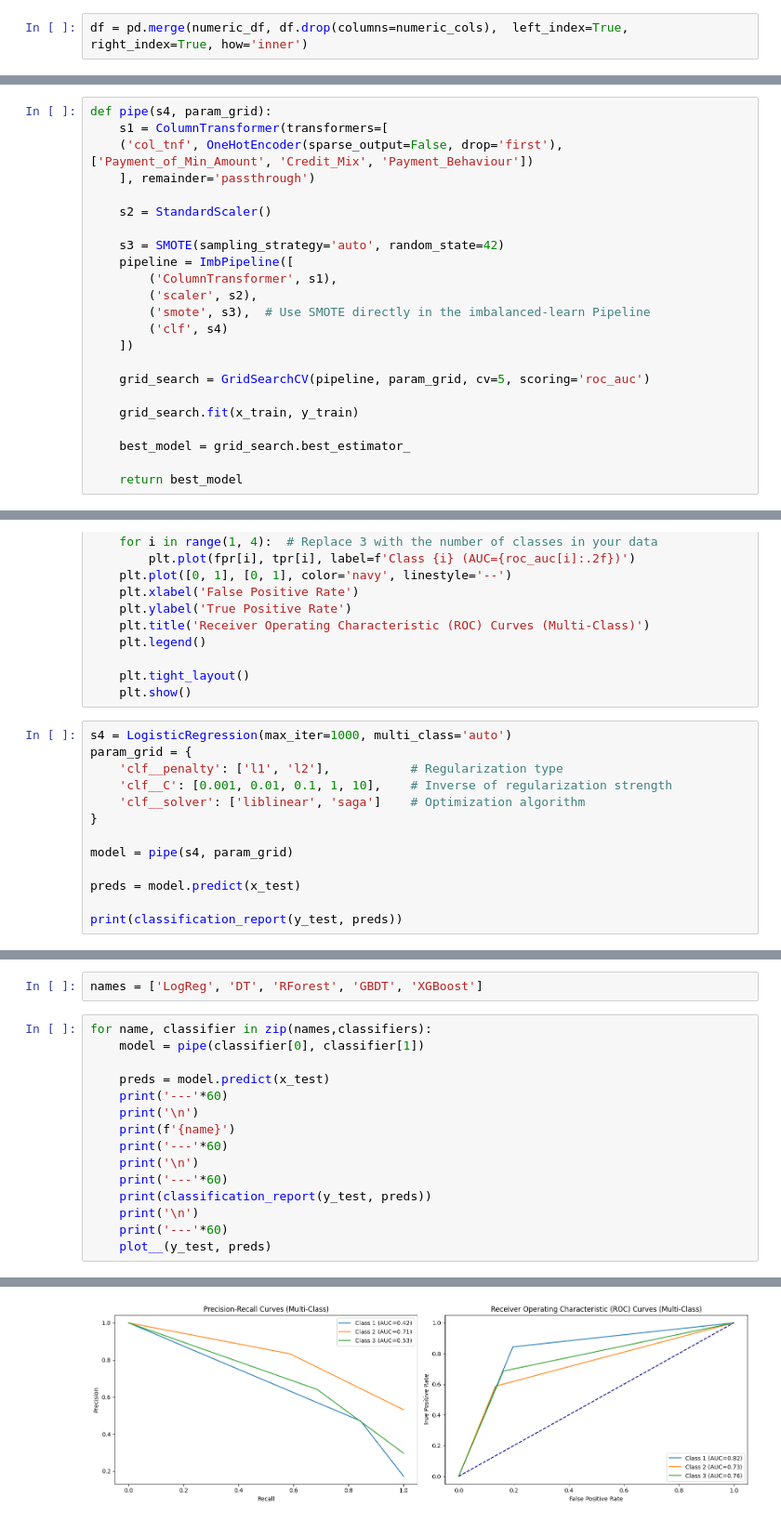
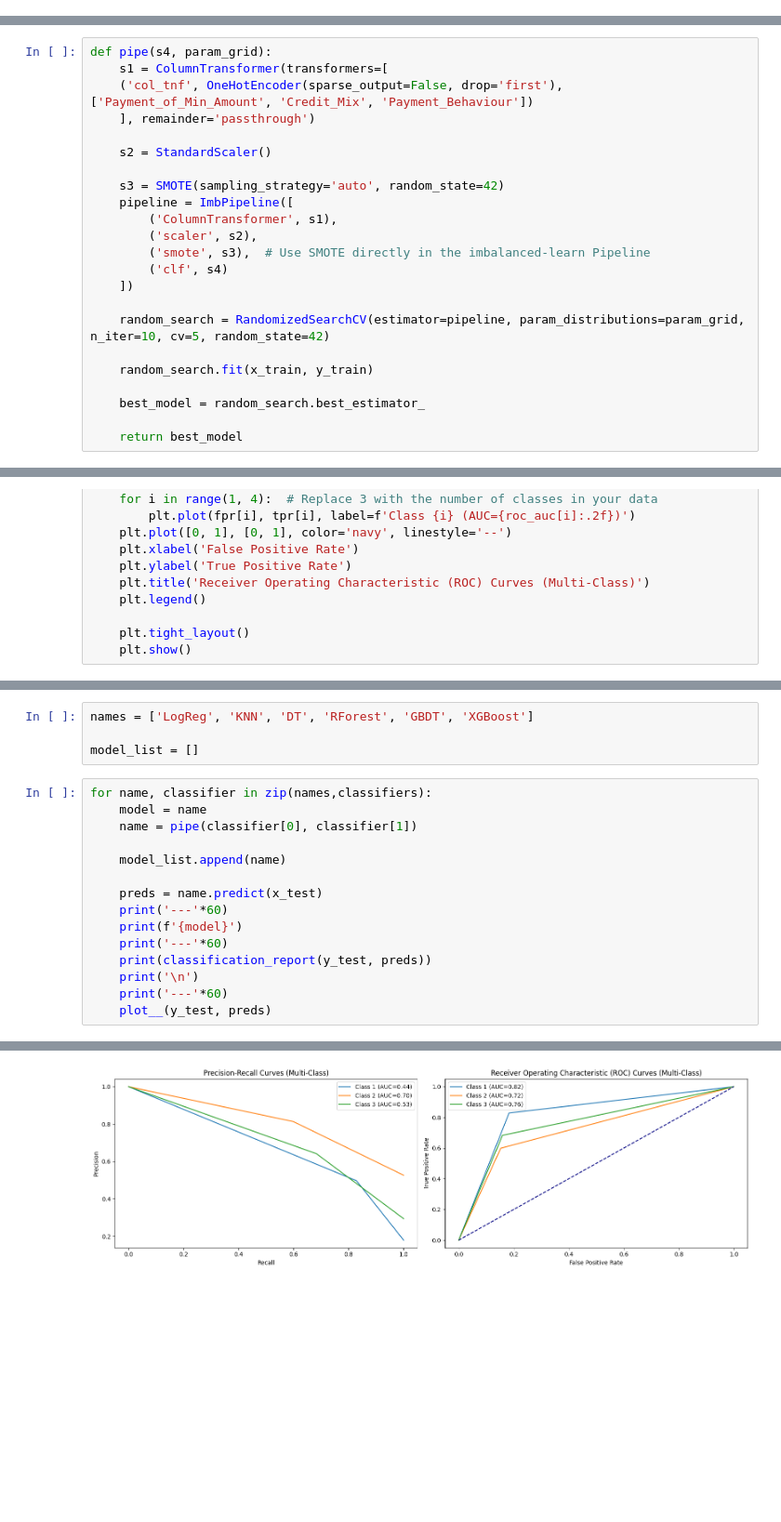
Before and after one commit to zoro1543/Data-Science-Portfolio, a Jupyter notebook: Multi Class Classification/Multi Class1.ipynb, the cells around one changed output, grey strips where cells are left out. Shown at 93% size. Saved outputs shown, nothing was run; the diff lists cells and outputs as text; blank space fills up the shorter version.

Commit message:
no param search

```diff
--- a/Multi Class Classification/Multi Class1.ipynb
+++ b/Multi Class Classification/Multi Class1.ipynb
@@ -171,2 +163,0 @@ numeric_df
-# %%
-df = pd.merge(numeric_df, df.drop(columns=numeric_cols),  left_index=True, right_index=True, how='inner')
@@ -245,11 +252,11 @@ def pipe(s4, param_grid):
         ('clf', s4)
     ])
 
-    grid_search = GridSearchCV(pipeline, param_grid, cv=5, scoring='roc_auc')
+    random_search = RandomizedSearchCV(estimator=pipeline, param_distributions=param_grid, n_iter=10, cv=5, random_state=42)
 
-    grid_search.fit(x_train, y_train)
+    random_search.fit(x_train, y_train)
 
-    best_model = grid_search.best_estimator_
+    best_model = random_search.best_estimator_
 
     return best_model
 # %%
@@ -295,16 +302,3 @@ def plot__(ytest, preds):
 
     plt.tight_layout()
     plt.show()
-# %%
-s4 = LogisticRegression(max_iter=1000, multi_class='auto')
-param_grid = {
-    'clf__penalty': ['l1', 'l2'],           # Regularization type
-    'clf__C': [0.001, 0.01, 0.1, 1, 10],    # Inverse of regularization strength
-    'clf__solver': ['liblinear', 'saga']    # Optimization algorithm
-}
-
-model = pipe(s4, param_grid)
-
-preds = model.predict(x_test)
-
-print(classification_report(y_test, preds))
@@ -345,15 +341,17 @@ classifiers = [(LogisticRegression(max_iter=1000, multi_class='auto'), {
 # %%
-names = ['LogReg', 'DT', 'RForest', 'GBDT', 'XGBoost']
+names = ['LogReg', 'KNN', 'DT', 'RForest', 'GBDT', 'XGBoost']
+
+model_list = []
 # %%
 for name, classifier in zip(names,classifiers):
-    model = pipe(classifier[0], classifier[1])
+    model = name
+    name = pipe(classifier[0], classifier[1])
 
-    preds = model.predict(x_test)
+    model_list.append(name)
+
+    preds = name.predict(x_test)
     print('---'*60)
-    print('\n')
-    print(f'{name}')
-    print('---'*60)
-    print('\n')
+    print(f'{model}')
     print('---'*60)
     print(classification_report(y_test, preds))
     print('\n')
@@ -376,5 +373,5 @@ LogReg
 
 
 
 ------------------------------------------------------------------------------------------------------------------------------------------------------------------------------------
-[figure, old version]
+[figure, new version]
```
Also changed, not shown: parts of 15 cells of this notebook.
